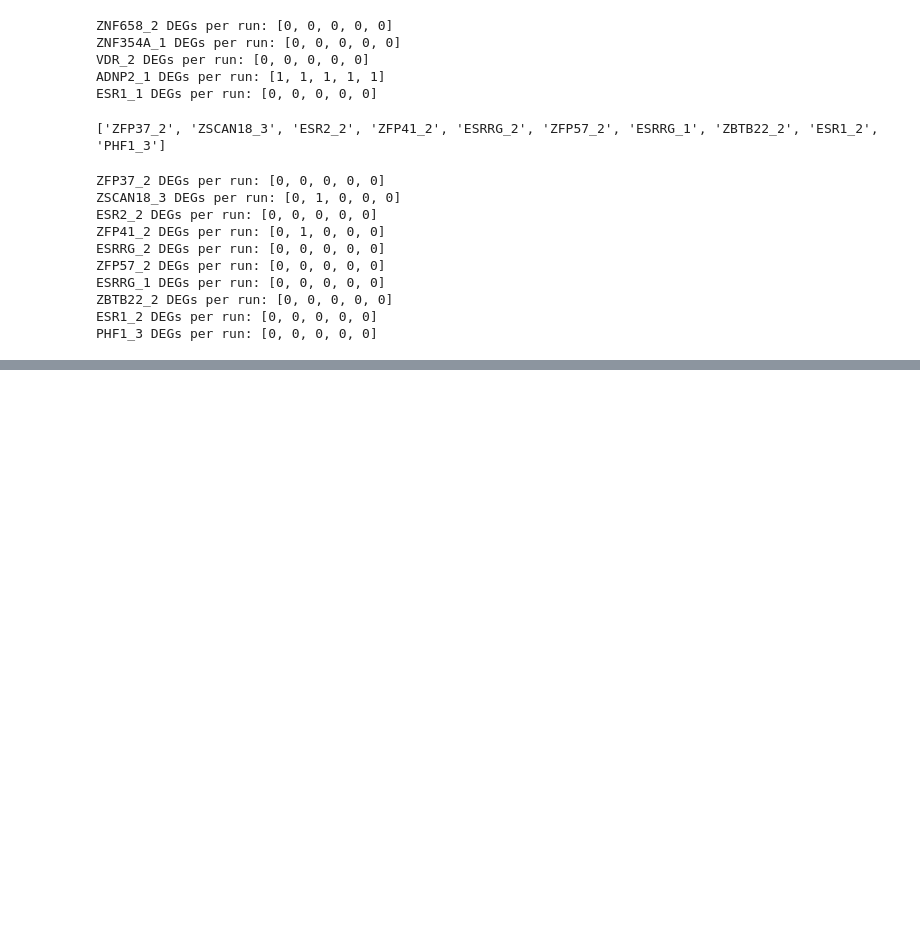
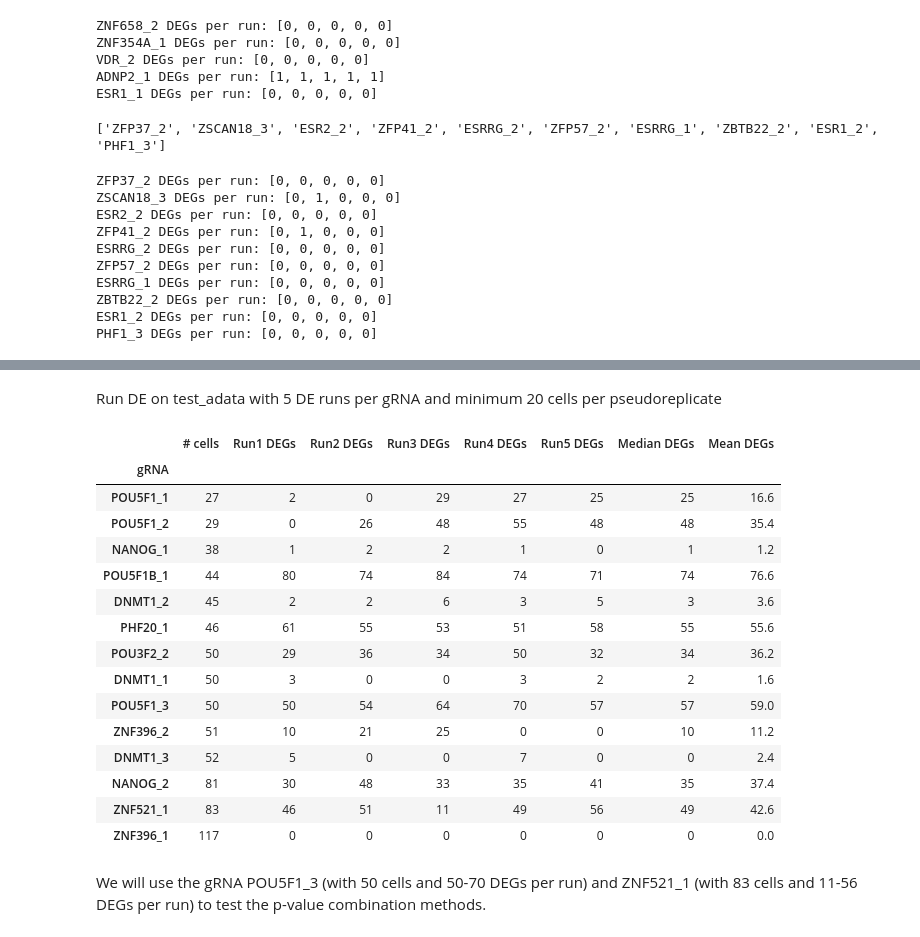
Before and after one commit to subramaniam-lab-ucsd/tf-project, a Jupyter notebook: tf_project_qc_de_testing.ipynb, the cells around one changed output, grey strips where cells are left out. Drawn from its saved outputs; the diff is of its cells as text; code cells hidden in the pictures; blank space fills up the shorter version.

Commit message:
Tested different methods for combining p-values over multiple DE runs on same perturbation. Removed old code (fall 2025 weeks 1-3) from QC/DE testing notebook.

```diff
--- a/tf_project_qc_de_testing.ipynb
+++ b/tf_project_qc_de_testing.ipynb
@@ -2693,0 +2212,4 @@ print(f"gRNA has {adata[adata.obs.gRNA == 'gRNA'].shape[0]} cells")
+# %%
+test_adata = adata[(adata.obs.perturbed == "False") |
+                   (adata.obs.gene_target.isin(test_kds))].copy()
+test_adata
@@ -2693,0 +2222,57 @@ print(f"gRNA has {adata[adata.obs.gRNA == 'gRNA'].shape[0]} cells")
+# %% [markdown]
+Run DE on test_adata with 5 DE runs per gRNA and minimum 20 cells per pseudoreplicate
+# %%
+test_DE_res = differential_expression_multiple_runs(
+    test_adata, min_cells_per_rep=20, n_runs_per_target=5, n_cpus=30)
+# %%
+def build_DE_test_results_df(de_results_dict: dict, adata: ad.AnnData,
+                             target_column: str = "gRNA",
+                             alpha: float=0.05, padj_col: str = "padj",
+                             run_delimiter: str = "-run"):
+    """
+    Build DataFrame of each gRNA, number of cells, and DEGs per run.
+    """
+    target_list = sorted(list({target.split(run_delimiter)[0]
+                               for target in de_results_dict}))
+    n_runs = len({target.split(run_delimiter)[1] for target in de_results_dict})
+    n_cells_list = [adata[adata.obs[target_column] == target].shape[0]
+                    for target in target_list]
+    n_degs_dict = {f"Run{i} DEGs": list() for i in range(1, n_runs+1)}
+
+    for target in target_list:
+        for i in range(1, n_runs+1):
+            de_run_df = de_results_dict[f"{target}-run{i}"]
+            degs = set(de_run_df[de_run_df[padj_col] < alpha].index.tolist())
+            n_degs_dict[f"Run{i} DEGs"].append(len(degs))
+    results_dict = {target_column: target_list, "# cells": n_cells_list} | n_degs_dict
+    results_df = pd.DataFrame.from_dict(results_dict)
+    degs_df = results_df.iloc[:,2:]
+    median_degs = degs_df.median(axis=1).astype(int)
+    mean_degs = degs_df.mean(axis=1)
+    results_df["Median DEGs"] = median_degs
+    results_df["Mean DEGs"] = mean_degs.round(1)
+    results_df = results_df.set_index("gRNA")
+    return results_df
+# %%
+test_n_degs_df = build_DE_test_results_df(test_DE_res, test_adata)
+# %%
+display(test_n_degs_df.sort_values(by="# cells"))
+# %% [output]
+|  | # cells | Run1 DEGs | Run2 DEGs | Run3 DEGs | Run4 DEGs | Run5 DEGs | Median DEGs | Mean DEGs |
+| gRNA |  |  |  |  |  |  |  |  |
+| POU5F1_1 | 27 | 2 | 0 | 29 | 27 | 25 | 25 | 16.6 |
+| POU5F1_2 | 29 | 0 | 26 | 48 | 55 | 48 | 48 | 35.4 |
+| NANOG_1 | 38 | 1 | 2 | 2 | 1 | 0 | 1 | 1.2 |
+| POU5F1B_1 | 44 | 80 | 74 | 84 | 74 | 71 | 74 | 76.6 |
+| DNMT1_2 | 45 | 2 | 2 | 6 | 3 | 5 | 3 | 3.6 |
+| PHF20_1 | 46 | 61 | 55 | 53 | 51 | 58 | 55 | 55.6 |
+| POU3F2_2 | 50 | 29 | 36 | 34 | 50 | 32 | 34 | 36.2 |
+| DNMT1_1 | 50 | 3 | 0 | 0 | 3 | 2 | 2 | 1.6 |
+| POU5F1_3 | 50 | 50 | 54 | 64 | 70 | 57 | 57 | 59.0 |
+| ZNF396_2 | 51 | 10 | 21 | 25 | 0 | 0 | 10 | 11.2 |
+| DNMT1_3 | 52 | 5 | 0 | 0 | 7 | 0 | 0 | 2.4 |
+| NANOG_2 | 81 | 30 | 48 | 33 | 35 | 41 | 35 | 37.4 |
+| ZNF521_1 | 83 | 46 | 51 | 11 | 49 | 56 | 49 | 42.6 |
+| ZNF396_1 | 117 | 0 | 0 | 0 | 0 | 0 | 0 | 0.0 |
+# %% [markdown]
+We will use the gRNA POU5F1_3 (with 50 cells and 50-70 DEGs per run) and ZNF521_1 (with 83 cells and 11-56 DEGs per run) to test the p-value combination methods.
```
Also changed, not shown: parts of 132 cells of this notebook, 1 other file.
